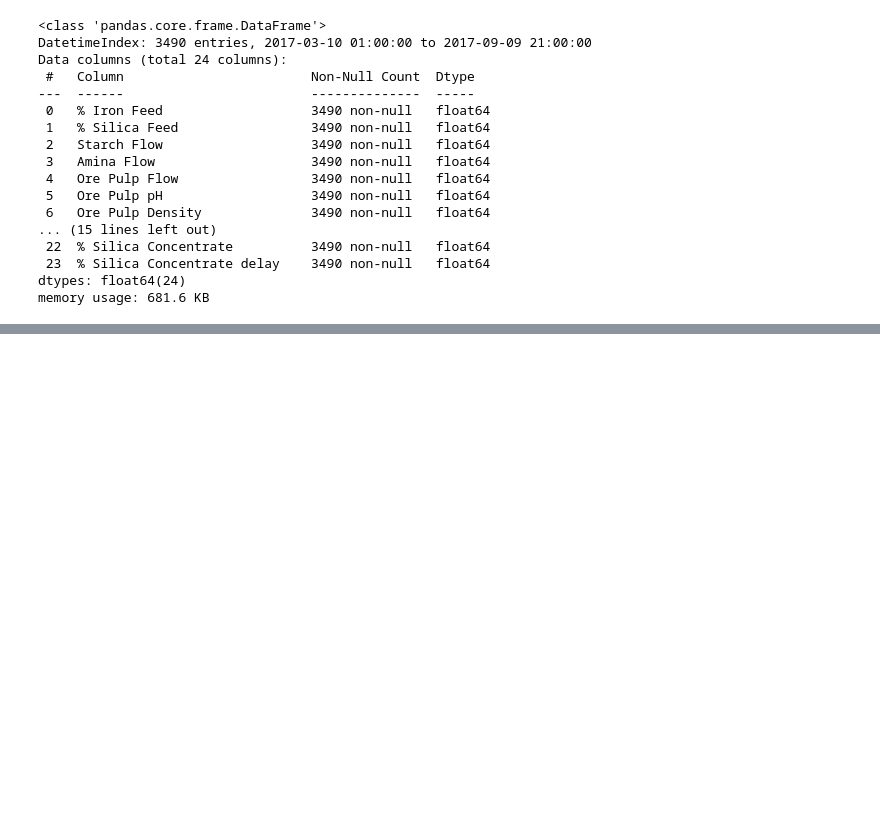
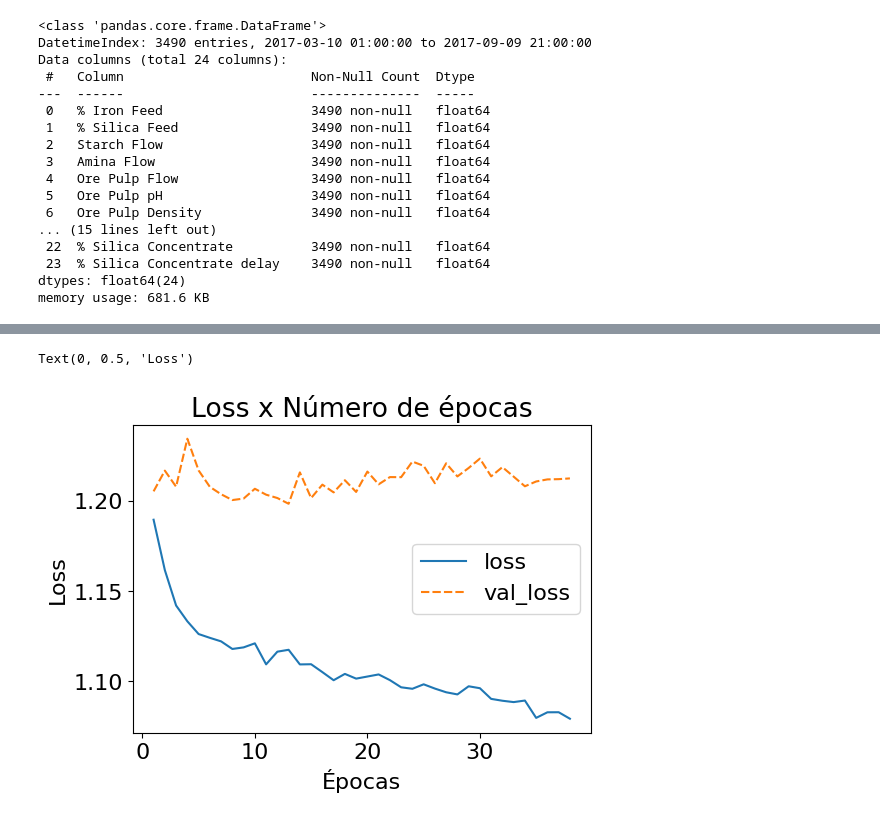
Before and after one commit to totscheffer/caseihm, a Jupyter notebook: Modelos Complexos.ipynb, the cells around one changed output, grey strips where cells are left out. Cells and saved outputs as stored; diff of their text form; code cells hidden in the pictures; blank space fills up the shorter version.

```diff
--- a/Modelos Complexos.ipynb
+++ b/Modelos Complexos.ipynb
@@ -103,6 +103,9 @@ Data columns (total 24 columns):
  23  % Silica Concentrate delay    3490 non-null   float64
 dtypes: float64(24)
 memory usage: 681.6 KB
+# %%
+df_resampled['Air Flow Mean'] = df_resampled[['Flotation Column 01 Air Flow','Flotation Column 02 Air Flow','Flotation Column 03 Air Flow']].mean(axis=1)
+df_resampled['Level Mean'] = df_resampled[['Flotation Column 04 Level','Flotation Column 05 Level','Flotation Column 06 Level','Flotation Column 07 Level']].mean(axis=1)
 # %%
 features = [
     'Amina Flow',
@@ -268,0 +405,25 @@ R2 =  0.018168889732255167
+# %%
+# Compile the model
+lstm.compile(optimizer=SGD(learning_rate=0.01),
+                     loss='mse')
+
+# Early Stopping
+early = EarlyStopping(monitor='val_loss', patience=25, restore_best_weights=True)
+# Reduce on Plateau
+red_plateau = ReduceLROnPlateau(
+            monitor="val_loss",
+            factor=0.1,
+            patience=20,
+            min_delta=0.001,
+            min_lr=0.00001,
+        )
+
+# Train the model
+lstm.fit(
+    x_train_reshaped,
+    y_train,
+    batch_size=32,
+    callbacks=[early, red_plateau],
+    validation_data=[x_val_reshaped,y_val],
+    epochs=1000
+)
@@ -268,0 +449,13 @@ R2 =  0.018168889732255167
+# %%
+# Plot the training and validation loss
+history_f = pd.DataFrame(lstm.history.history)
+plt.figure(figsize=(13, 4))
+
+plt.subplot(1, 2, 1)
+sns.lineplot(data=history_f.loc[1:50, ['loss', 'val_loss']])
+plt.title("Loss x Número de épocas")
+plt.xlabel('Épocas')
+plt.ylabel('Loss')
+# %% [output]
+Text(0, 0.5, 'Loss')
+[figure, added]
```
Also changed, not shown: parts of 18 cells of this notebook, 2 other files.
